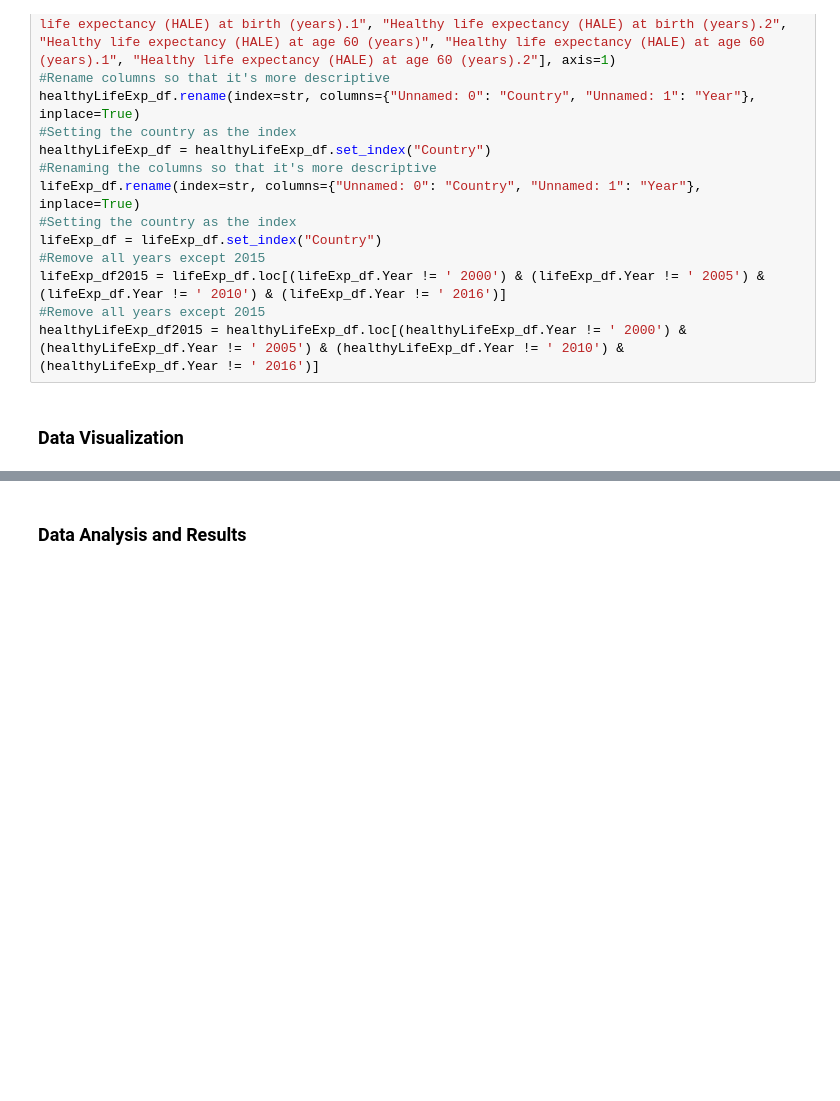
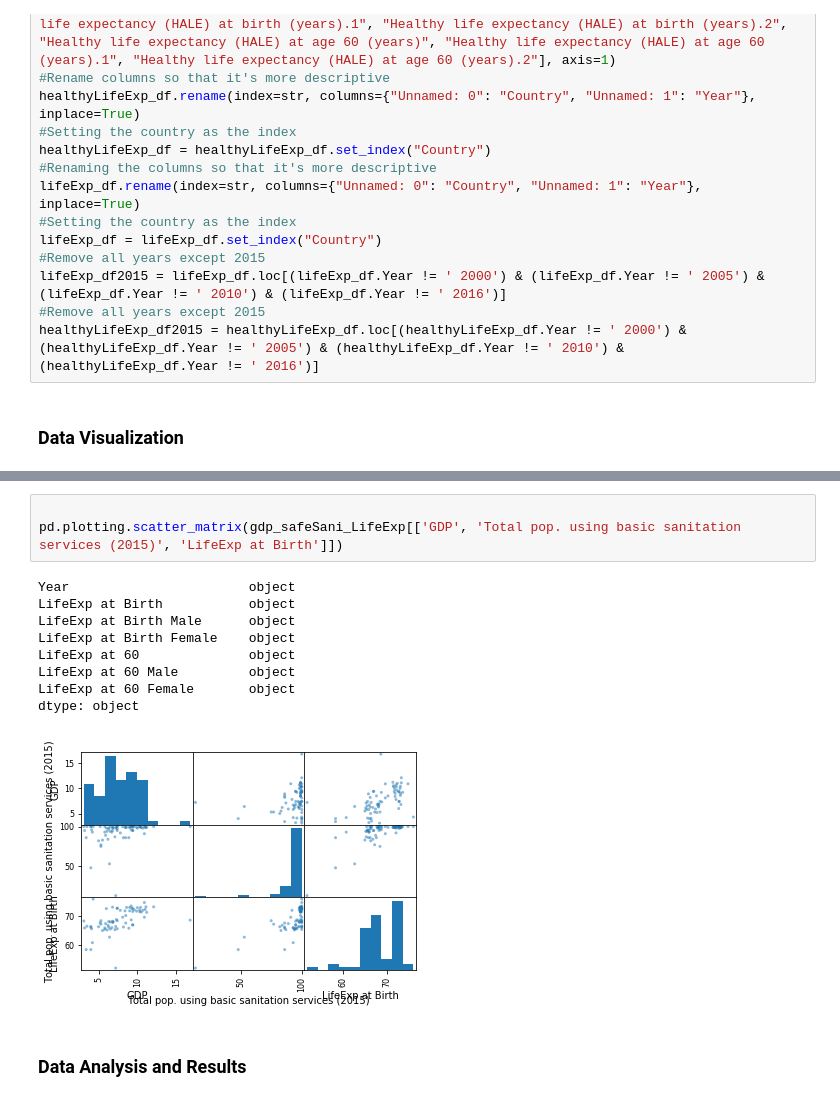
Before and after one commit to debbievo/COGS108_Repo, a Jupyter notebook: FinalProject.ipynb, the cells around one changed output, grey strips where cells are left out. Saved outputs shown, nothing was run; the diff lists cells and outputs as text; blank space fills up the shorter version.

```diff
--- a/FinalProject.ipynb
+++ b/FinalProject.ipynb
@@ -163,3 +215,16 @@ healthyLifeExp_df2015 = healthyLifeExp_df.loc[(healthyLifeExp_df.Year != ' 2000'
+# %%
+
+pd.plotting.scatter_matrix(gdp_safeSani_LifeExp[['GDP', 'Total pop. using basic sanitation services (2015)', 'LifeExp at Birth']])
+# %% [output]
+Year                       object
+LifeExp at Birth           object
+LifeExp at Birth Male      object
+LifeExp at Birth Female    object
+LifeExp at 60              object
+LifeExp at 60 Male         object
+LifeExp at 60 Female       object
+dtype: object
+[figure, added]
 # %% [markdown]
 ### Data Analysis and Results
 # %% [markdown]
```
Also changed, not shown: parts of 5 cells of this notebook.
